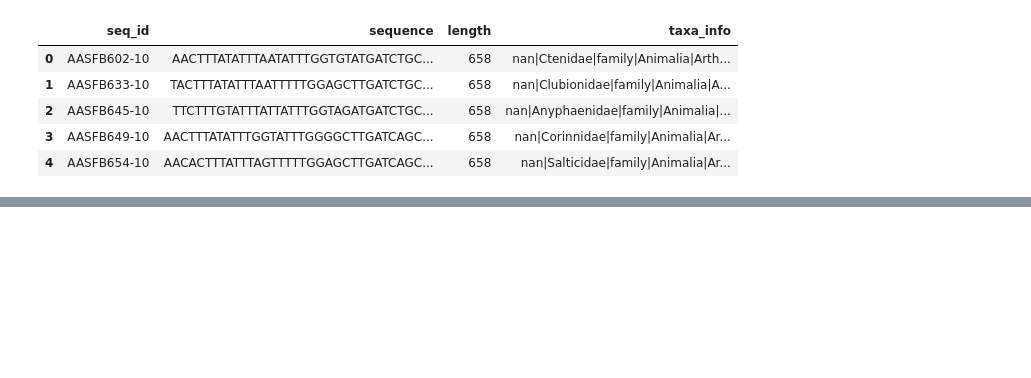
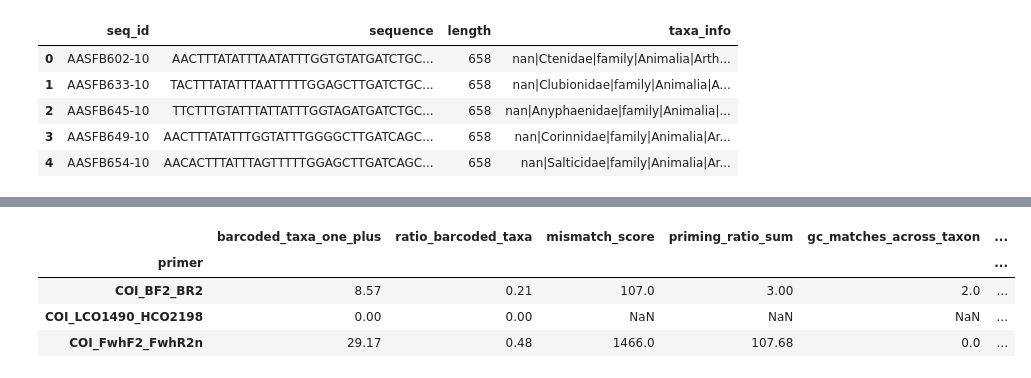
Before and after one commit to CIBIO-BU/mozaiko, a Jupyter notebook: pipeline_bmi.ipynb, the cells around one changed output, grey strips where cells are left out. Drawn from its saved outputs; the diff is of its cells as text; code cells hidden in the pictures; blank space fills up the shorter version.

```diff
--- a/pipeline_bmi.ipynb
+++ b/pipeline_bmi.ipynb
@@ -1,8 +1,8 @@
 # %%
 # Files
-database_file = "/home/camilababo/Documents/coding-projects/DNAquaIMG-tool/mozaico/data/input_data/BMI/bmi_database_idm_subset.fasta"
+database_file = "/home/camilababo/Documents/coding-projects/DNAquaIMG-tool/mozaico/data/input_data/BMI/bold_idm_filt.fasta"
 primer_table = "/home/camilababo/Documents/coding-projects/DNAquaIMG-tool/mozaico/data/input_data/BMI/bmi-primers.tsv"
-run_name = 'bmi'
+run_name = 'bmi-50min'
 otl_folder = '/home/camilababo/Documents/DNAquaIMG/countries-otls/harmonized/bmi'
 # %%
 # Intake data
@@ -94,0 +88,9 @@ KeyError: "None of [Index(['seq_id', 'taxon', 'three_end_mismatch_sum'], dtype='
+# %%
+from src.marker_scoring.metrics_system import *
+
+output_folder = '/home/camilababo/Documents/coding-projects/DNAquaIMG-tool/mozaico/data/output_data/test'
+otl_path = '/home/camilababo/Documents/DNAquaIMG/countries-otls/harmonized/bmi/Sweden_taxonlist_bmi_harmonized.tsv'
+output_path = os.path.join(output_folder, 'sweden' + '_ranked_primers.tsv')
+
+mex = MetricsSystemExecutor(results_folder=output_folder, otl=otl_path, primer_table=primer_table)
+ranked_df = mex.comprehensive_primer_analysis(output_folder, save_otl_level_results=True)
@@ -94,0 +110,8 @@ KeyError: "None of [Index(['seq_id', 'taxon', 'three_end_mismatch_sum'], dtype='
+# %%
+ranked_df
+# %% [output]
+|  | barcoded_taxa_one_plus | ratio_barcoded_taxa | mismatch_score | priming_ratio_sum | gc_matches_across_taxon | ... |
+| primer |  |  |  |  |  | ... |
+| COI_BF2_BR2 | 8.57 | 0.21 | 107.0 | 3.00 | 2.0 | ... |
+| COI_LCO1490_HCO2198 | 0.00 | 0.00 | NaN | NaN | NaN | ... |
+| COI_FwhF2_FwhR2n | 29.17 | 0.48 | 1466.0 | 107.68 | 0.0 | ... |
```
Also changed, not shown: parts of 8 cells of this notebook, 6 other files.
